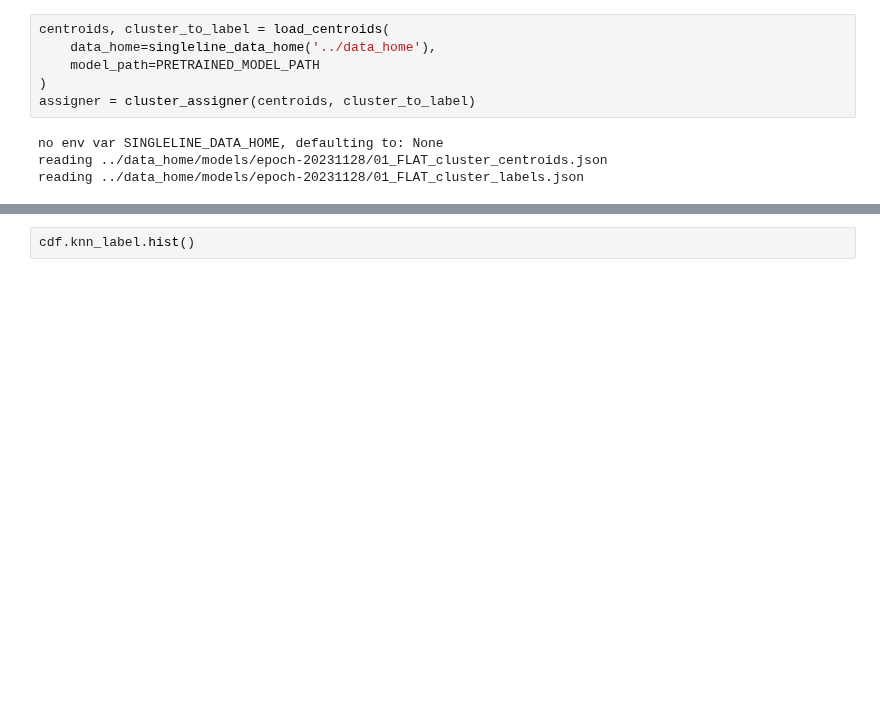
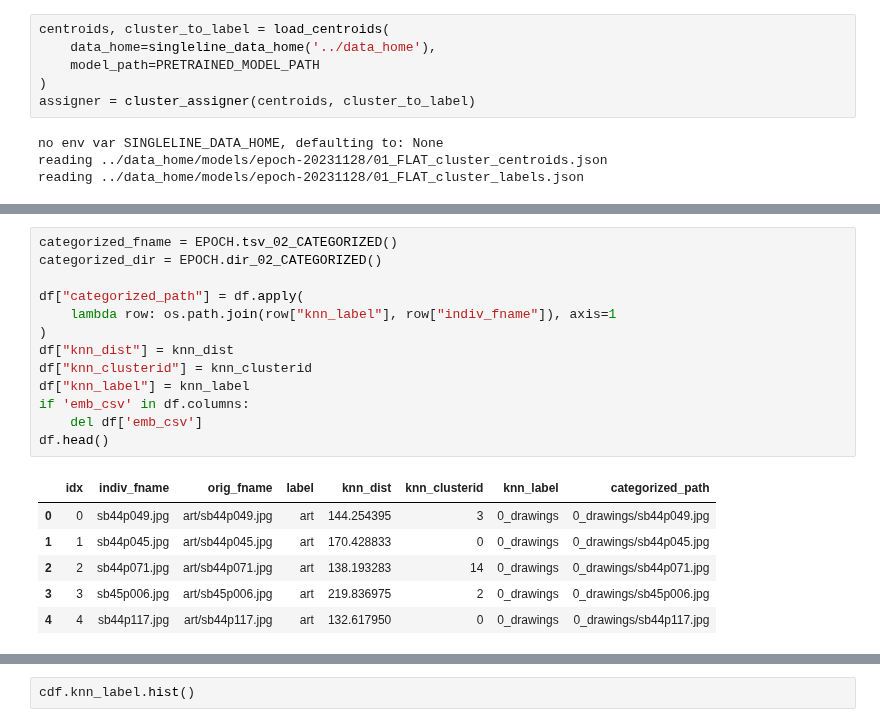
Before and after one commit to andrewlook/singleline_dataset, a Jupyter notebook: nbs/01_embeddings.ipynb, the cells around one changed output, grey strips where cells are left out. Drawn from its saved outputs; the diff is of its cells as text; blank space fills up the shorter version.

```diff
--- a/nbs/01_embeddings.ipynb
+++ b/nbs/01_embeddings.ipynb
@@ -460 +479,21 @@ df.head()
+# %%
+categorized_fname = EPOCH.tsv_02_CATEGORIZED()
+categorized_dir = EPOCH.dir_02_CATEGORIZED()
+
+df["categorized_path"] = df.apply(
+    lambda row: os.path.join(row["knn_label"], row["indiv_fname"]), axis=1
+)
+df["knn_dist"] = knn_dist
+df["knn_clusterid"] = knn_clusterid
+df["knn_label"] = knn_label
+if 'emb_csv' in df.columns:
+    del df['emb_csv']
+df.head()
+# %% [output]
+|  | idx | indiv_fname | orig_fname | label | knn_dist | knn_clusterid | knn_label | categorized_path |
+| 0 | 0 | sb44p049.jpg | art/sb44p049.jpg | art | 144.254395 | 3 | 0_drawings | 0_drawings/sb44p049.jpg |
+| 1 | 1 | sb44p045.jpg | art/sb44p045.jpg | art | 170.428833 | 0 | 0_drawings | 0_drawings/sb44p045.jpg |
+| 2 | 2 | sb44p071.jpg | art/sb44p071.jpg | art | 138.193283 | 14 | 0_drawings | 0_drawings/sb44p071.jpg |
+| 3 | 3 | sb45p006.jpg | art/sb45p006.jpg | art | 219.836975 | 2 | 0_drawings | 0_drawings/sb45p006.jpg |
+| 4 | 4 | sb44p117.jpg | art/sb44p117.jpg | art | 132.617950 | 0 | 0_drawings | 0_drawings/sb44p117.jpg |
 # %%
```
Also changed, not shown: parts of 21 cells of this notebook, 4 other files.
